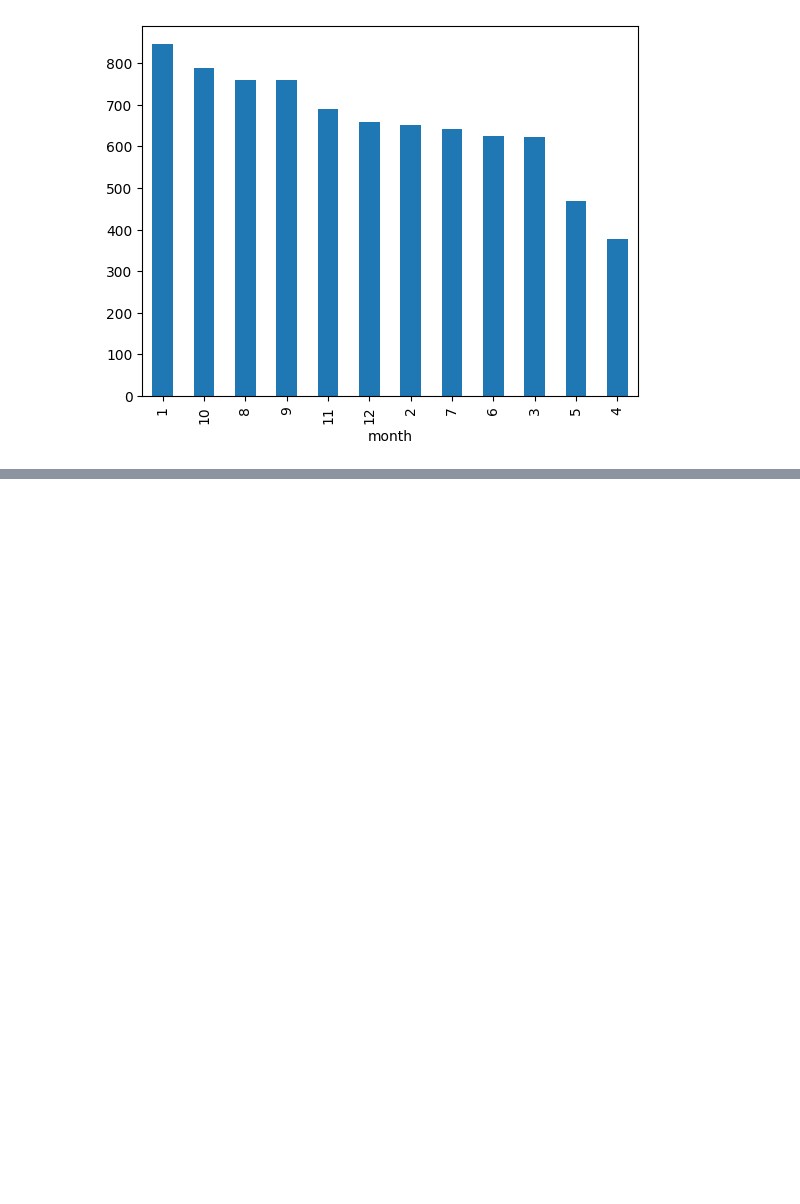
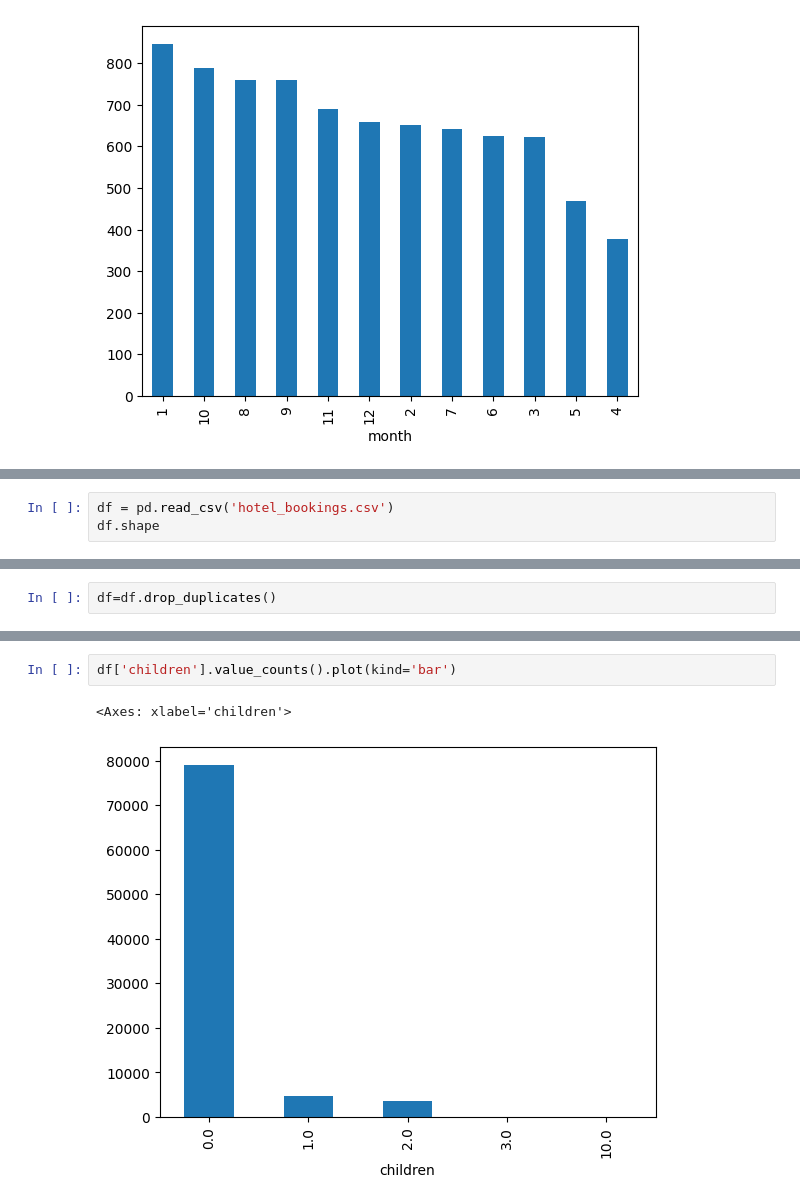
Before and after one commit to itsabhiraj/Abhinav, a Jupyter notebook: MachineLearning/univariate_analysis.ipynb, the cells around one changed output, grey strips where cells are left out. Saved outputs shown, nothing was run; the diff lists cells and outputs as text; blank space fills up the shorter version.

```diff
--- a/MachineLearning/univariate_analysis.ipynb
+++ b/MachineLearning/univariate_analysis.ipynb
@@ -125,0 +142,3 @@ df['month'].value_counts().plot(kind='bar')
+# %%
+df = pd.read_csv('hotel_bookings.csv')
+df.shape
@@ -125,0 +181,2 @@ df['month'].value_counts().plot(kind='bar')
+# %%
+df=df.drop_duplicates()
@@ -125,0 +199,5 @@ df['month'].value_counts().plot(kind='bar')
+# %%
+df['children'].value_counts().plot(kind='bar')
+# %% [output]
+<Axes: xlabel='children'>
+[figure, added]
```
Also changed, not shown: parts of 9 cells of this notebook, 1 other file.
